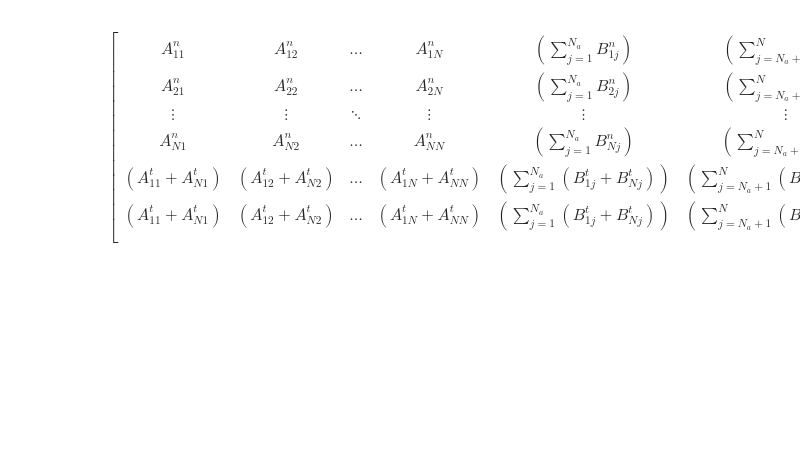
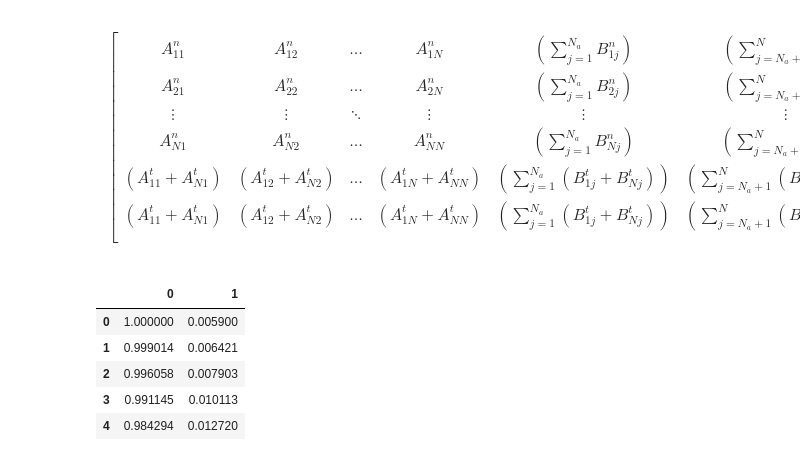
Before and after one commit to mathieucadei/AeroPython, a Jupyter notebook: lessons/assignments/11_Lesson11_Assignment.ipynb, the cells around one changed output. Cells and saved outputs as stored; diff of their text form; code cells hidden in the pictures; blank space fills up the shorter version.

```diff
--- a/lessons/assignments/11_Lesson11_Assignment.ipynb
+++ b/lessons/assignments/11_Lesson11_Assignment.ipynb
@@ -127,0 +141,9 @@ $$
+# %%
+mainfoil.head()
+# %% [output]
+|  | 0 | 1 |
+| 0 | 1.000000 | 0.005900 |
+| 1 | 0.999014 | 0.006421 |
+| 2 | 0.996058 | 0.007903 |
+| 3 | 0.991145 | 0.010113 |
+| 4 | 0.984294 | 0.012720 |
```
Also changed, not shown: parts of 11 cells of this notebook, 1 other file.
